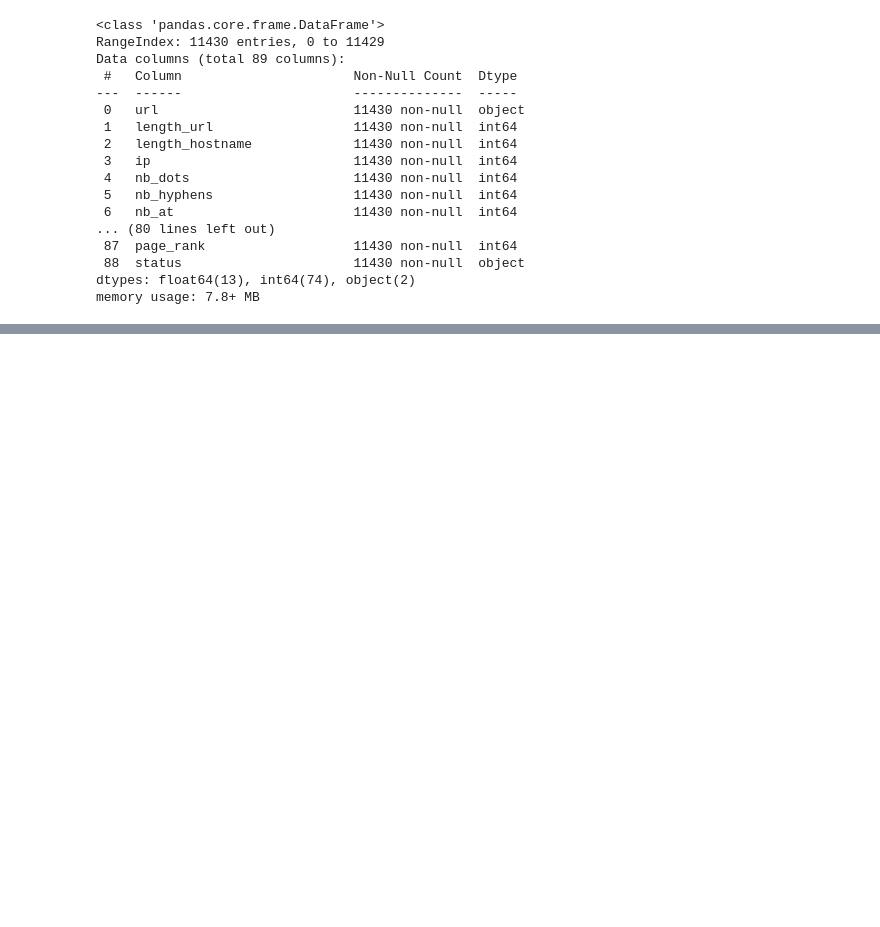
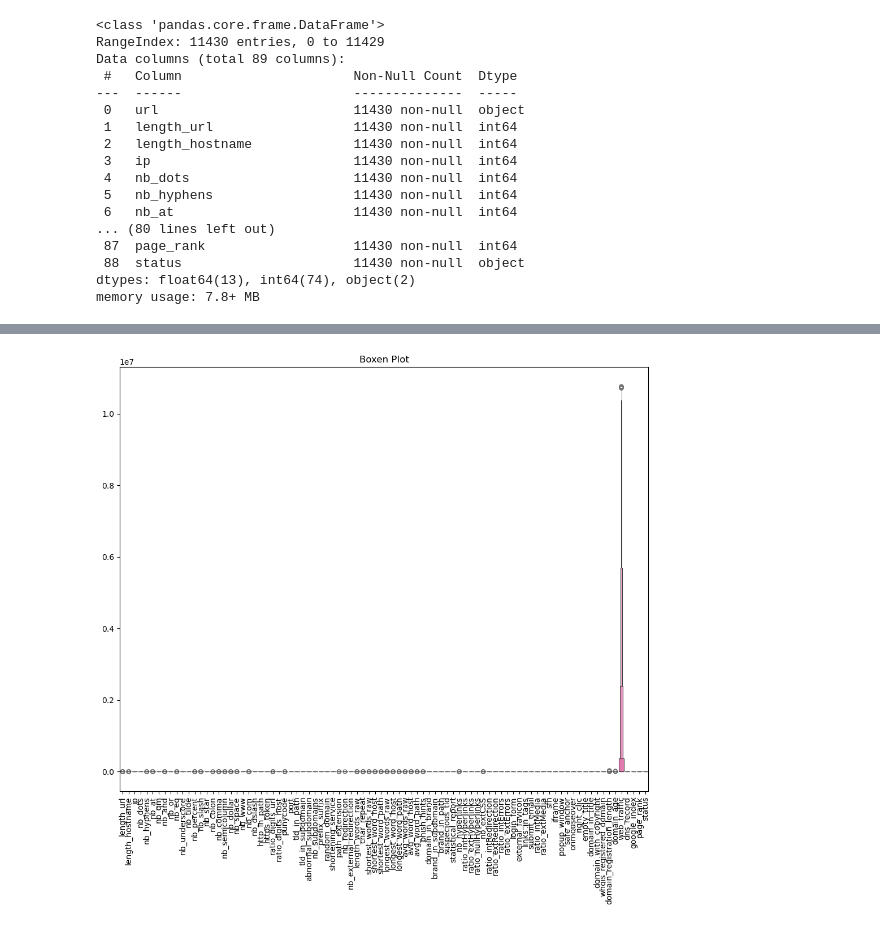
Before and after one commit to Digraskarpratik/CODEB_Internship, a Jupyter notebook: model.ipynb, the cells around one changed output, grey strips where cells are left out. Drawn from its saved outputs; the diff is of its cells as text; code cells hidden in the pictures; blank space fills up the shorter version.

```diff
--- a/model.ipynb
+++ b/model.ipynb
@@ -62,0 +86,2 @@ memory usage: 7.8+ MB
+# %%
+df.drop(["url"], axis=1, inplace=True)
@@ -62,0 +186,9 @@ memory usage: 7.8+ MB
+# %%
+plt.figure(figsize=(10,10))
+sns.boxenplot(data=df)
+plt.xticks(rotation = 90)
+plt.title("Boxen Plot")
+plt.tight_layout()
+plt.show()
+# %% [output]
+[figure, added]
```
Also changed, not shown: parts of 23 cells of this notebook.
